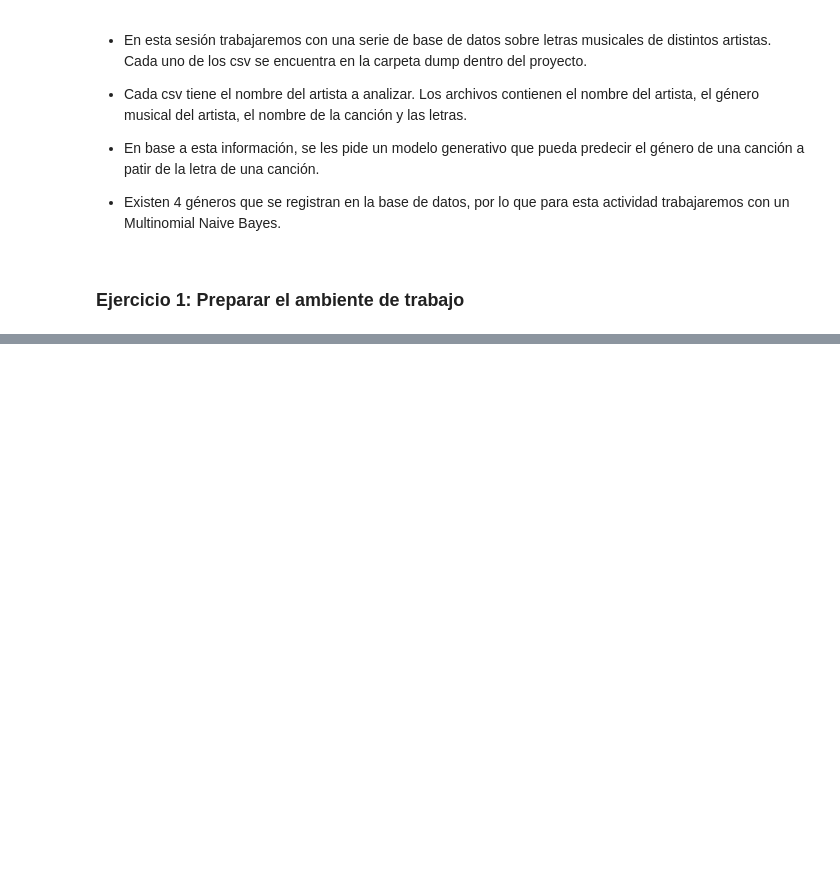
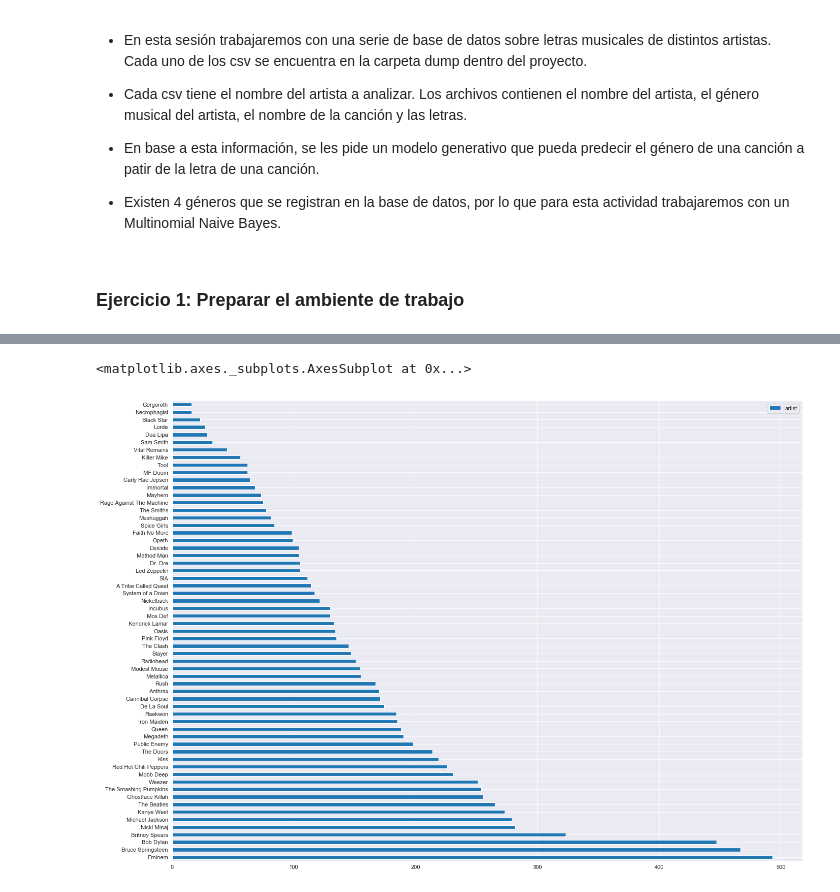
Before and after one commit to lporras/data-science-desafio, a Jupyter notebook: 3-modulo-machine-learning/sesion-03/Desafío 3 - Naive Bayes.ipynb, the cells around one changed output, grey strips where cells are left out. Cells and saved outputs as stored; diff of their text form; code cells hidden in the pictures; blank space fills up the shorter version.

```diff
--- a/3-modulo-machine-learning/sesion-03/Desafío 3 - Naive Bayes.ipynb
+++ b/3-modulo-machine-learning/sesion-03/Desafío 3 - Naive Bayes.ipynb
@@ -27,3 +27,19 @@ Luis Porras
 
 
 * Asegúrese de eliminar la columna Unnamed: 0 que se genera por defecto.
+# %%
+# Librerías básicas
+import pandas as pd
+import numpy as np
+import seaborn as sns
+import matplotlib.pyplot as plt
+import warnings
+import glob
+import os
+
+warnings.filterwarnings(action='ignore')
+
+# Configuración de gráficas
+plt.rcParams["figure.figsize"] = (20, 15)
+plt.rcParams["figure.dpi"] = 80
+sns.set_style('darkgrid')
@@ -29,0 +55,7 @@ Luis Porras
+# %%
+# Recuperar la Lista con todos los .csv en la carpeta dump
+current_path = os.getcwd()
+dump_dfs = list(map(lambda path: pd.read_csv(current_path + '/' + path), glob.glob('dump/*.csv')))
+df = pd.concat(dump_dfs).drop(columns=['Unnamed: 0'])
+df.columns = ['artist', 'genre', 'song', 'lyrics']
+df.sample(5)
@@ -29,0 +78,5 @@ Luis Porras
+# %%
+df['artist'].value_counts(ascending=False).to_frame().plot.barh()
+# %% [output]
+<matplotlib.axes._subplots.AxesSubplot at 0x...>
+[figure, added]
```
Also changed, not shown: parts of 25 cells of this notebook, 1 other file.
